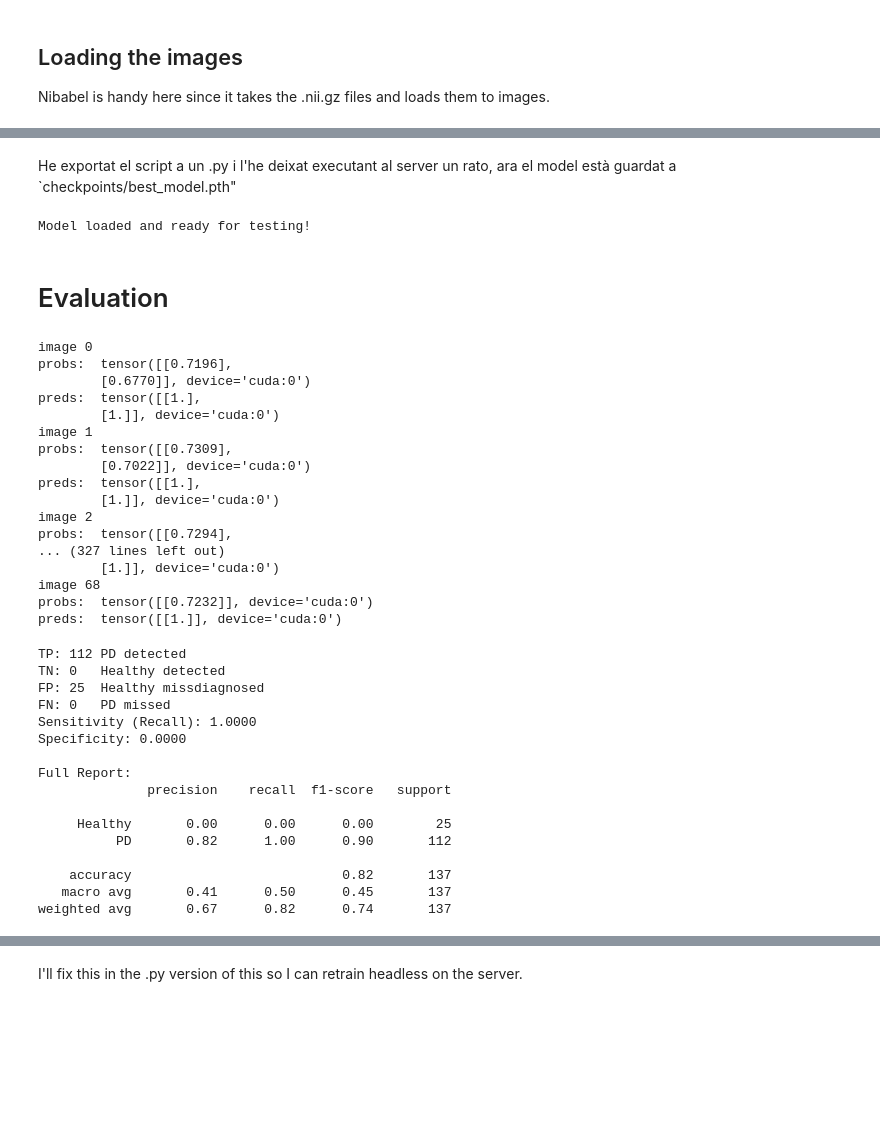
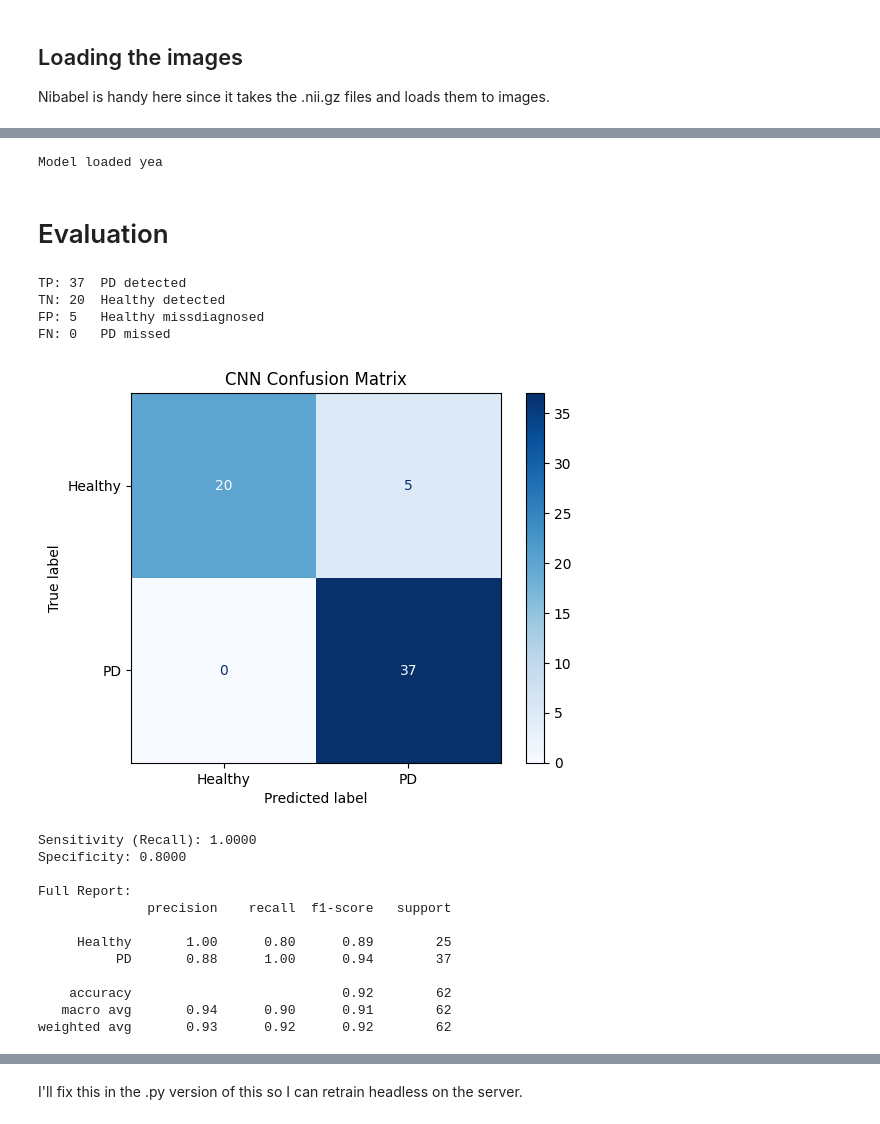
Before and after one commit to arnauKL/codi_tfg, a Jupyter notebook: attempt1.ipynb, the cells around one changed output, grey strips where cells are left out. Drawn from its saved outputs; the diff is of its cells as text; code cells hidden in the pictures; blank space fills up the shorter version.

```diff
--- a/attempt1.ipynb
+++ b/attempt1.ipynb
@@ -518,9 +450,7 @@ KeyboardInterrupt:
-# %% [markdown]
-He exportat el script a un .py i l'he deixat executant al server un rato, ara el model està guardat a `checkpoints/best_model.pth"
 # %%
 # Re-instantiate the model architecture
 device = torch.device("cuda" if torch.cuda.is_available() else "cpu")
-model = ParkinsonClassifier3D().to(device)
+model = ParkinsonClassifier3D_v2().to(device)
 
 # Load the saved weights
 model.load_state_dict(torch.load("checkpoints/best_model.pth"))
@@ -529,6 +459,6 @@ model.load_state_dict(torch.load("checkpoints/best_model.pth"))
 model.eval()
 print("Model loaded yea")
 # %% [output]
-Model loaded and ready for testing!
+Model loaded yea
 # %% [markdown]
 # Evaluation
@@ -535,9 +469,7 @@ Model loaded and ready for testing!
 # %%
-from sklearn.metrics import confusion_matrix, classification_report, roc_auc_score
-import numpy as np
-
 all_preds = []
 all_labels = []
+all_probs = []
 
 with torch.no_grad():
     for i, batch in enumerate(test_loader):
@@ -552,62 +484,56 @@ with torch.no_grad():
         # Get hard predictions (0 or 1)
         preds = (outputs > 0).float() # to float bcs pytorch is picky and floats are floats
 
-        print(f"image {i}\nprobs:\t{probs}\npreds:\t{preds}")
+        #print(f"image {i}\nprobs:\t{probs}\npreds:\t{preds}")
 
+        all_probs.extend(probs.cpu().numpy())
         all_preds.extend(preds.cpu().numpy())
         all_labels.extend(labels.cpu().numpy())
 
 # Convert to clean numpy arrays
+all_probs = np.array(all_probs).flatten()
 all_preds = np.array(all_preds).flatten()
 all_labels = np.array(all_labels).flatten()
-# %% [output]
-image 0
-probs:  tensor([[0.7196],
-        [0.6770]], device='cuda:0')
-preds:  tensor([[1.],
-        [1.]], device='cuda:0')
-image 1
-probs:  tensor([[0.7309],
-        [0.7022]], device='cuda:0')
-preds:  tensor([[1.],
-        [1.]], device='cuda:0')
-image 2
-probs:  tensor([[0.7294],
-... (327 lines left out)
-        [1.]], device='cuda:0')
-image 68
-probs:  tensor([[0.7232]], device='cuda:0')
-preds:  tensor([[1.]], device='cuda:0')
 # %%
 # Calculate the Matrix
 tn, fp, fn, tp = confusion_matrix(all_labels, all_preds).ravel()
 
 print(f"TP: {tp}\tPD detected")
 print(f"TN: {tn}\tHealthy detected")
 print(f"FP: {fp}\tHealthy missdiagnosed")
 print(f"FN: {fn}\tPD missed")
 
+disp = ConfusionMatrixDisplay.from_predictions(
+    all_labels,
+    all_preds,
+    display_labels=['Healthy', 'PD'],
+    cmap=plt.cm.Blues
+)
+plt.title('CNN Confusion Matrix')
+plt.show()
+
 sensitivity = tp / (tp + fn)
 specificity = tn / (tn + fp)
 
 print(f"Sensitivity (Recall): {sensitivity:.4f}")
 print(f"Specificity: {specificity:.4f}")
 print("\nFull Report:")
 print(classification_report(all_labels, all_preds, target_names=['Healthy', 'PD']))
 # %% [output]
-TP: 112 PD detected
-TN: 0   Healthy detected
-FP: 25  Healthy missdiagnosed
+TP: 37  PD detected
+TN: 20  Healthy detected
+FP: 5   Healthy missdiagnosed
 FN: 0   PD missed
-Sensitivity (Recall): 1.0000
-Specificity: 0.0000
-
-Full Report:
-              precision    recall  f1-score   support
-
-     Healthy       0.00      0.00      0.00        25
-          PD       0.82      1.00      0.90       112
-
-    accuracy                           0.82       137
-   macro avg       0.41      0.50      0.45       137
-weighted avg       0.67      0.82      0.74       137
+[figure, added]
+Sensitivity (Recall): 1.0000
+Specificity: 0.8000
+
+Full Report:
+              precision    recall  f1-score   support
+
+     Healthy       1.00      0.80      0.89        25
+          PD       0.88      1.00      0.94        37
+
+    accuracy                           0.92        62
+   macro avg       0.94      0.90      0.91        62
+weighted avg       0.93      0.92      0.92        62
```
Also changed, not shown: parts of 25 cells of this notebook, 9 other files.
